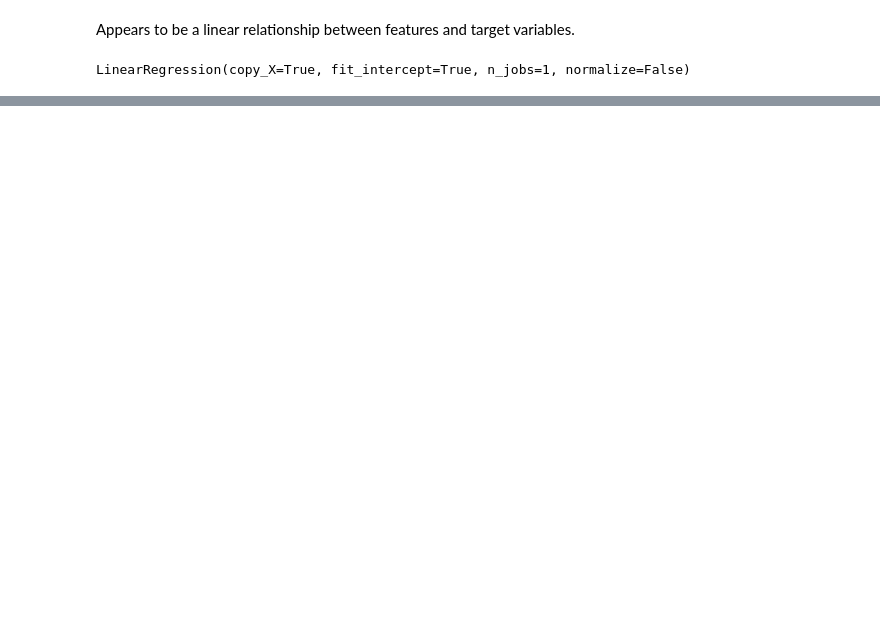
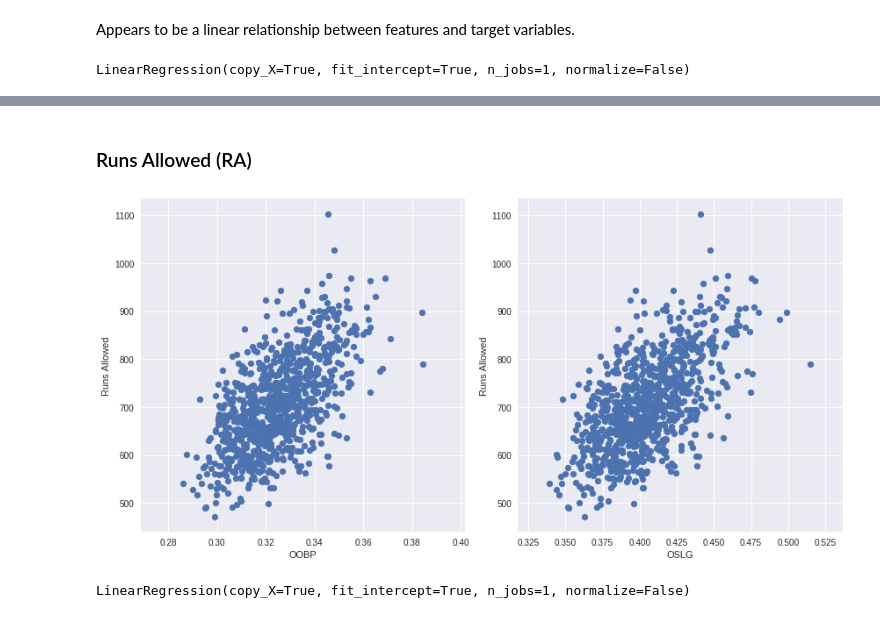
Before and after one commit to GlennSG/Moneyball, a Jupyter notebook: MB SLA Rough Draft 2.ipynb, the cells around one changed output, grey strips where cells are left out. Cells and saved outputs as stored; diff of their text form; code cells hidden in the pictures; blank space fills up the shorter version.

```diff
--- a/MB SLA Rough Draft 2.ipynb
+++ b/MB SLA Rough Draft 2.ipynb
@@ -133,0 +152,9 @@ R-squared:
+# %% [markdown]
+### Runs Allowed (RA)
+# %%
+X_RA = mb_data[["OOBP","OSLG"]]
+y_RA = mb_data["RA_Target"]
+# %%
+plot_scatter(X_RA,y_RA,"Runs Allowed",2)
+# %% [output]
+[figure, added]
@@ -133,0 +164,6 @@ R-squared:
+# %%
+# fit linear model to RA
+regr_RA = LinearRegression()
+regr_RA.fit(XRA_train,yRA_train)
+# %% [output]
+LinearRegression(copy_X=True, fit_intercept=True, n_jobs=1, normalize=False)
```
Also changed, not shown: parts of 53 cells of this notebook, 2 other files.
